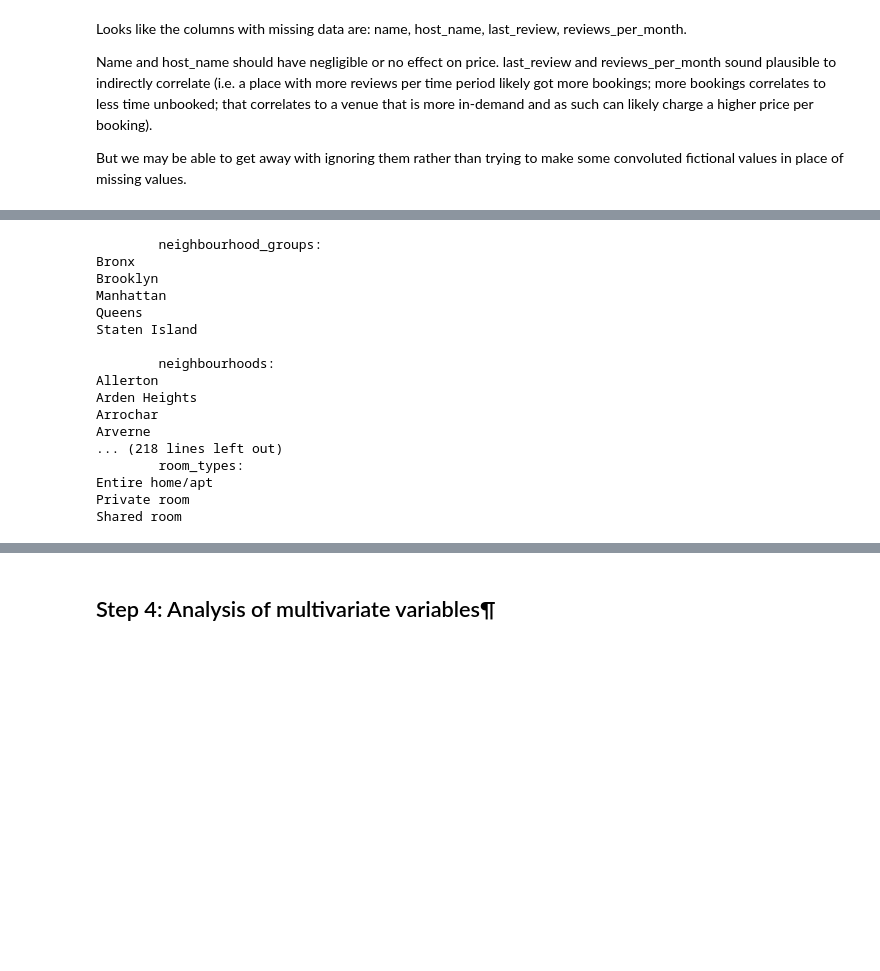
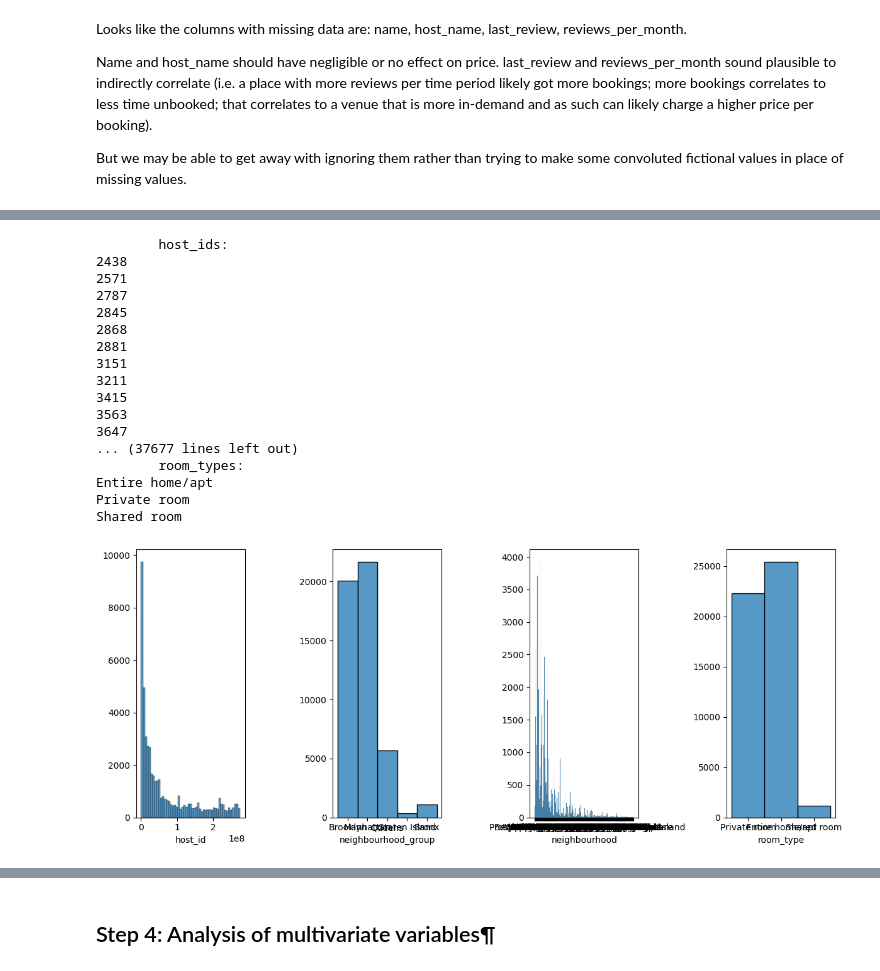
Before and after one commit to 4GeeksAcademy/machine-learning-python-template-NWinocur, a Jupyter notebook: src/explore.ipynb, the cells around one changed output, grey strips where cells are left out. Drawn from its saved outputs; the diff is of its cells as text; code cells hidden in the pictures; blank space fills up the shorter version.

```diff
--- a/src/explore.ipynb
+++ b/src/explore.ipynb
@@ -85,0 +69,10 @@ neighbourhood can be either:
+# %%
+# remove data considered irrelevant
+raw_data.drop(["id", "name", "host_name", "last_review", "reviews_per_month"], axis = 1, inplace = True)
+
+# dropping lat & long because when I asked about them during office hours,
+# it sounded like it'd be bothersome to try to render something in Codespaces like a heatmap overlaid on a satellite map,
+# and these sound in some ways redundant with neighborhood & neighborhood_groups anyway
+raw_data.drop(["latitude", "longitude"], axis = 1, inplace = True)
+
+raw_data.head()
@@ -86,25 +93,46 @@ neighbourhood can be either:
 # %%
-categorical_variables = ["neighbourhood_group", "neighbourhood", "room_type"]
+categorical_variables = ["host_id", "neighbourhood_group", "neighbourhood", "room_type"]
 
 for each_categorical_variable in categorical_variables:
     print(f"\n\t{each_categorical_variable}s:")
     for each_possible_value in sorted(raw_data[f"{each_categorical_variable}"].unique()):
         print(each_possible_value)
 # %% [output]
-        neighbourhood_groups:
-Bronx
-Brooklyn
-Manhattan
-Queens
-Staten Island
-
-        neighbourhoods:
-Allerton
-Arden Heights
-Arrochar
-Arverne
-... (218 lines left out)
+        host_ids:
+2438
+2571
+2787
+2845
+2868
+2881
+3151
+3211
+3415
+3563
+3647
+... (37677 lines left out)
         room_types:
 Entire home/apt
 Private room
 Shared room
+# %%
+# histogram-plot each categorical variable
+
+import matplotlib.pyplot as plt
+import seaborn as sns
+
+fig, axis = plt.subplots(1, 4, figsize = (12, 5))
+
+# Create a multiple histogram
+sns.histplot(ax = axis[0], data = raw_data, x = "host_id").set(ylabel = None)
+sns.histplot(ax = axis[1], data = raw_data, x = "neighbourhood_group").set(ylabel = None)
+sns.histplot(ax = axis[2], data = raw_data, x = "neighbourhood").set(ylabel = None)
+sns.histplot(ax = axis[3], data = raw_data, x = "room_type").set(ylabel = None)
+
+# Adjust the layout
+plt.tight_layout()
+
+# Show the plot
+plt.show()
+# %% [output]
+[figure, added]
```
Also changed, not shown: parts of 6 cells of this notebook.
